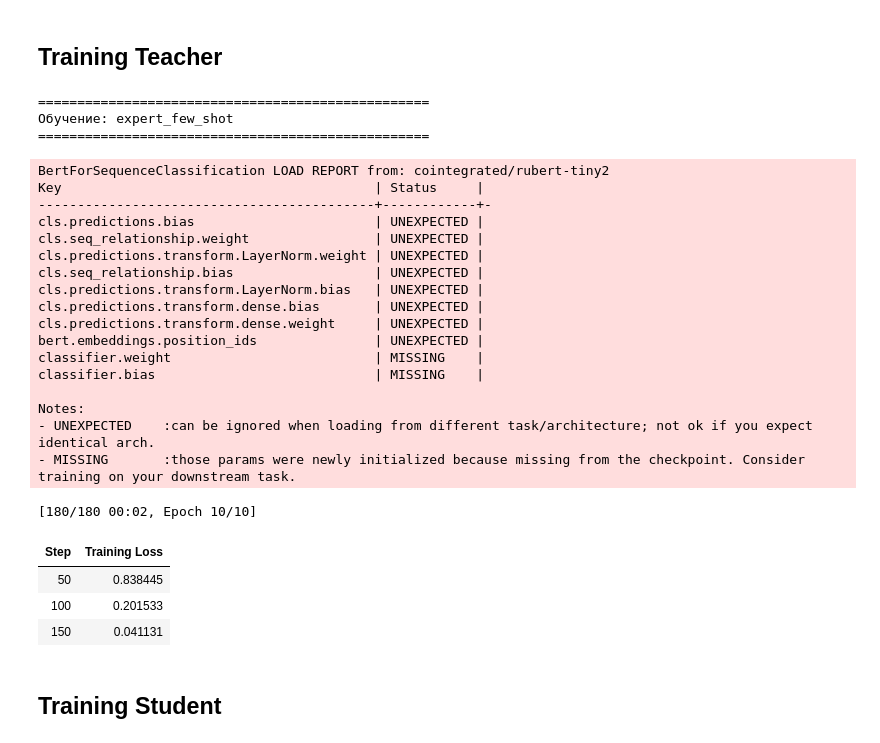
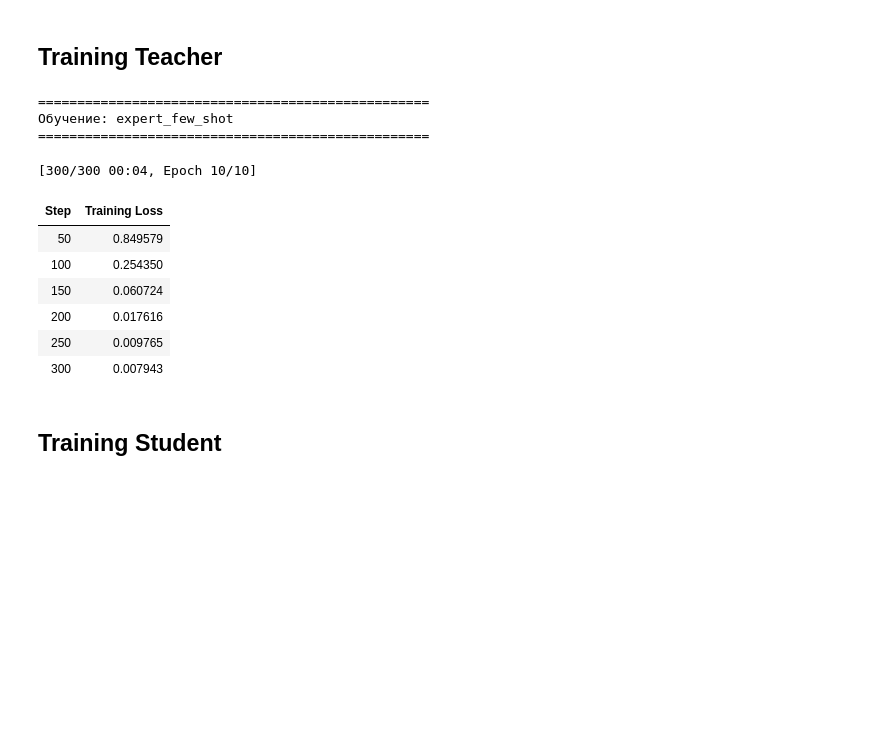
Before and after one commit to Krahjotdaan/expert-core-research, a Jupyter notebook: cnn_student.ipynb, the cells around one changed output. Drawn from its saved outputs; the diff is of its cells as text; code cells hidden in the pictures; blank space fills up the shorter version.

Commit message:
Student new result

```diff
--- a/cnn_student.ipynb
+++ b/cnn_student.ipynb
@@ -21,5 +31,5 @@ df_expert_180 = pd.read_csv("lemmatized\\expert_core_180_lemmatized.csv")
 # %%
-n_per_class_teacher = 30
+n_per_class_teacher = 50
 random_seed = 42
 
 teacher_dfs = []
@@ -37,3 +47,12 @@ for label in [0, 1, 2]:
 
 df_teacher_train = pd.concat(teacher_dfs).sample(frac=1, random_state=random_seed).reset_index(drop=True)
 df_student_train = pd.concat(student_dfs).sample(frac=1, random_state=random_seed).reset_index(drop=True)
+
+dataset_test = prepare_dataset(df_test)
+dataset_teacher_train = prepare_dataset(df_teacher_train)
+dataset_student_train = prepare_dataset(df_student_train)
+
+map_func = lambda examples: tokenize_function(examples, tokenizer)
+tokenized_teacher_train = dataset_teacher_train.map(map_func, remove_columns=['text'], batched=True)
+tokenized_student_train = dataset_student_train.map(map_func, remove_columns=['text'], batched=True)
+tokenized_test = dataset_test.map(map_func, remove_columns=['text'], batched=True)
@@ -77,10 +59,2 @@ def tokenize_function(examples):
-# %%
-tokenized_test = dataset_test.map(tokenize_function, batched=True)
-tokenized_teacher_train = dataset_teacher_train.map(tokenize_function, batched=True)
-tokenized_student_train = dataset_student_train.map(tokenize_function, batched=True)
-
-columns_to_keep = ['input_ids', 'attention_mask', 'labels']
-tokenized_teacher_train = tokenized_teacher_train.remove_columns(['text'])
-tokenized_student_train = tokenized_student_train.remove_columns(['text'])
 # %% [markdown]
 ## Training Teacher
@@ -93,11 +65,13 @@ def train_model(train_ds, eval_ds, name, epochs, batch_size, lr):
     print(f"{'='*50}")
 
     model = AutoModelForSequenceClassification.from_pretrained(
-        model_name, num_labels=3, problem_type="single_label_classification"
-    )
+        model_name,
+        num_labels=3,
+        problem_type="single_label_classification",
+        ignore_mismatched_sizes=True
+    ).to(device)
 
     args = TrainingArguments(
-        output_dir=f"./results_{name}",
         eval_strategy="epoch" if eval_ds else "no",
         save_strategy="epoch" if eval_ds else "no",
         logging_steps=50,
@@ -125,36 +99,22 @@ def train_model(train_ds, eval_ds, name, epochs, batch_size, lr):
     trainer.train()
     return trainer
 # %%
-trainer_expert_45 = train_model(
+trainer_expert = train_model(
     tokenized_teacher_train, None, "expert_few_shot",
     epochs=10, batch_size=5, lr=1e-4
 )
 # %% [output]
 ==================================================
 Обучение: expert_few_shot
 ==================================================
-BertForSequenceClassification LOAD REPORT from: cointegrated/rubert-tiny2
-Key                                        | Status     |
--------------------------------------------+------------+-
-cls.predictions.bias                       | UNEXPECTED |
-cls.seq_relationship.weight                | UNEXPECTED |
-cls.predictions.transform.LayerNorm.weight | UNEXPECTED |
-cls.seq_relationship.bias                  | UNEXPECTED |
-cls.predictions.transform.LayerNorm.bias   | UNEXPECTED |
-cls.predictions.transform.dense.bias       | UNEXPECTED |
-cls.predictions.transform.dense.weight     | UNEXPECTED |
-bert.embeddings.position_ids               | UNEXPECTED |
-classifier.weight                          | MISSING    |
-classifier.bias                            | MISSING    |
-
-Notes:
-- UNEXPECTED    :can be ignored when loading from different task/architecture; not ok if you expect identical arch.
-- MISSING       :those params were newly initialized because missing from the checkpoint. Consider training on your downstream task.
+[300/300 00:04, Epoch 10/10]
-[180/180 00:02, Epoch 10/10]
 | Step | Training Loss |
-| 50 | 0.838445 |
-| 100 | 0.201533 |
-| 150 | 0.041131 |
+| 50 | 0.849579 |
+| 100 | 0.254350 |
+| 150 | 0.060724 |
+| 200 | 0.017616 |
+| 250 | 0.009765 |
+| 300 | 0.007943 |
 # %% [markdown]
 ## Training Student
 # %%
```
Also changed, not shown: parts of 17 cells of this notebook, 6 other files.
